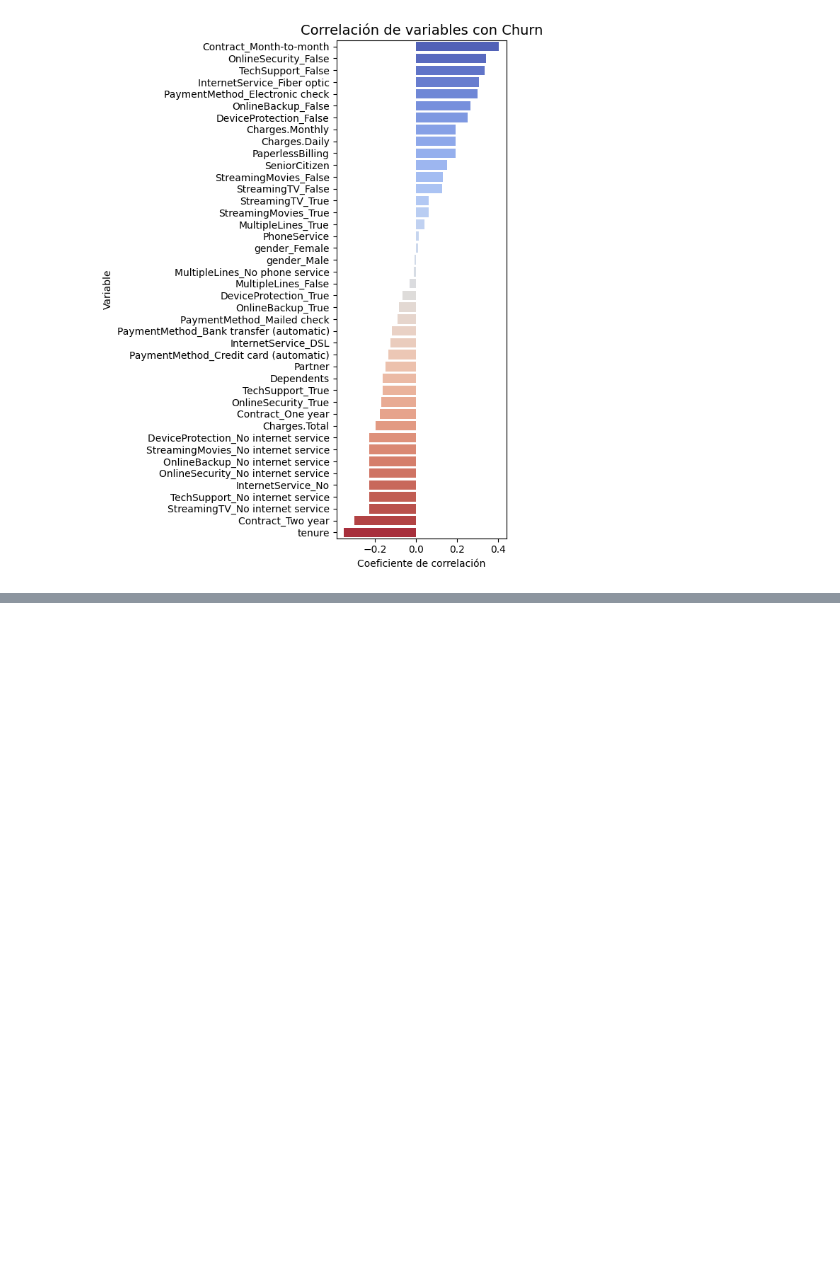
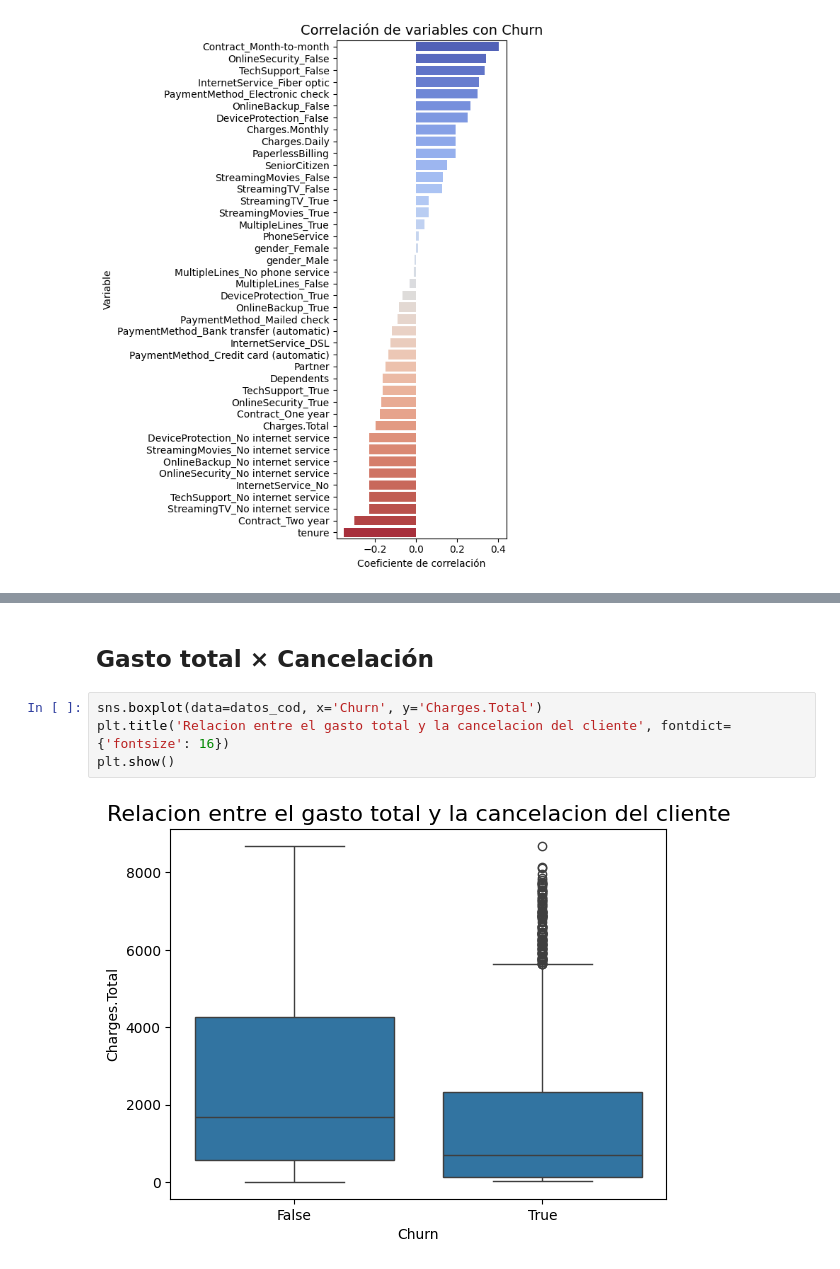
Before and after one commit to lukitasmois/TelecomX_LATAM_2, a Jupyter notebook: TelexomX_parte2_Latam.ipynb, the cells around one changed output, grey strips where cells are left out. Drawn from its saved outputs; the diff is of its cells as text; blank space fills up the shorter version.

```diff
--- a/TelexomX_parte2_Latam.ipynb
+++ b/TelexomX_parte2_Latam.ipynb
@@ -173,0 +182,8 @@ Passing `palette` without assigning `hue` is deprecated and will be removed in v
+# %% [markdown]
+## Gasto total × Cancelación
+# %%
+sns.boxplot(data=datos_cod, x='Churn', y='Charges.Total')
+plt.title('Relacion entre el gasto total y la cancelacion del cliente', fontdict={'fontsize': 16})
+plt.show()
+# %% [output]
+[figure, added]
```
Also changed, not shown: parts of 2 cells of this notebook.
